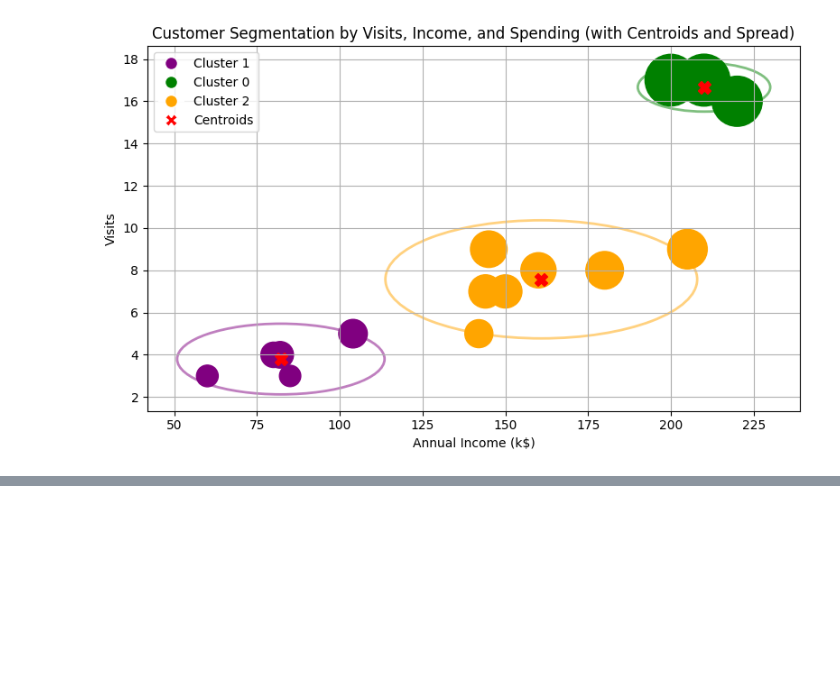
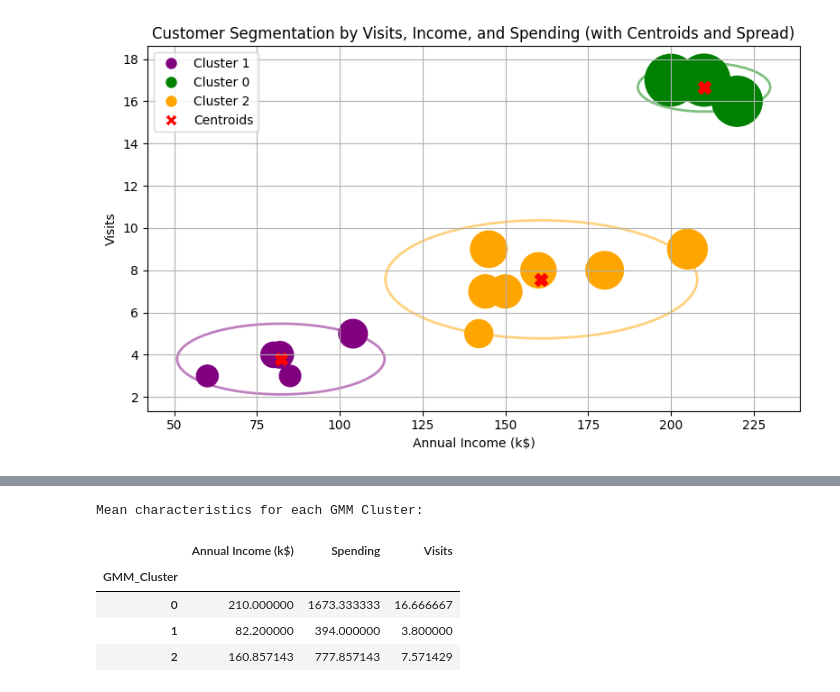
Before and after one commit to Luoxiaowanzi/IS-4487-Guide, a Jupyter notebook: Demos/demo_09_clustering.ipynb, the cells around one changed output, grey strips where cells are left out. Saved outputs shown, nothing was run; the diff lists cells and outputs as text; code cells hidden in the pictures; blank space fills up the shorter version.

```diff
--- a/Demos/demo_09_clustering.ipynb
+++ b/Demos/demo_09_clustering.ipynb
@@ -186,0 +240,14 @@ plt.show()
+# %%
+# Group by GMM cluster and calculate the mean for specified columns
+gmm_cluster_characteristics = df.groupby('GMM_Cluster')[['Annual Income (k$)', 'Spending', 'Visits']].mean()
+
+# Display the results
+print("Mean characteristics for each GMM Cluster:")
+display(gmm_cluster_characteristics)
+# %% [output]
+Mean characteristics for each GMM Cluster:
+|  | Annual Income (k$) | Spending | Visits |
+| GMM_Cluster |  |  |  |
+| 0 | 210.000000 | 1673.333333 | 16.666667 |
+| 1 | 82.200000 | 394.000000 | 3.800000 |
+| 2 | 160.857143 | 777.857143 | 7.571429 |
```
Also changed, not shown: parts of 10 cells of this notebook.
